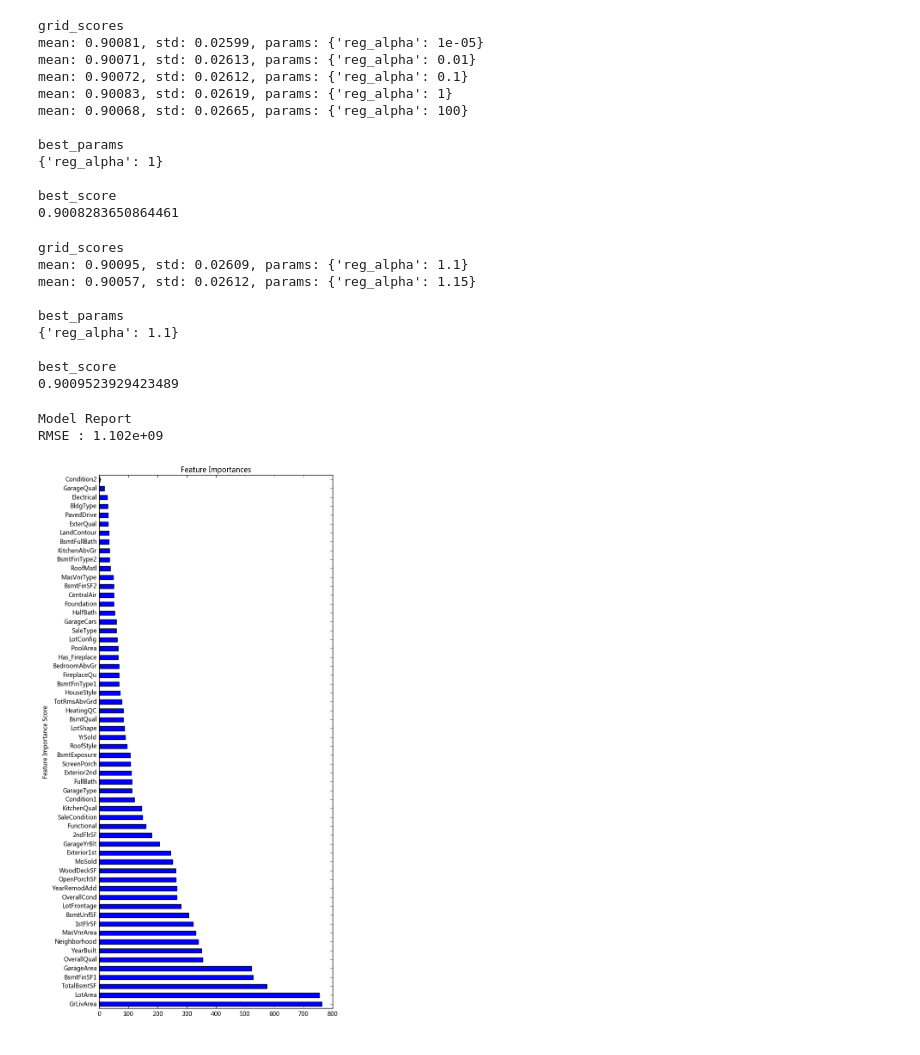
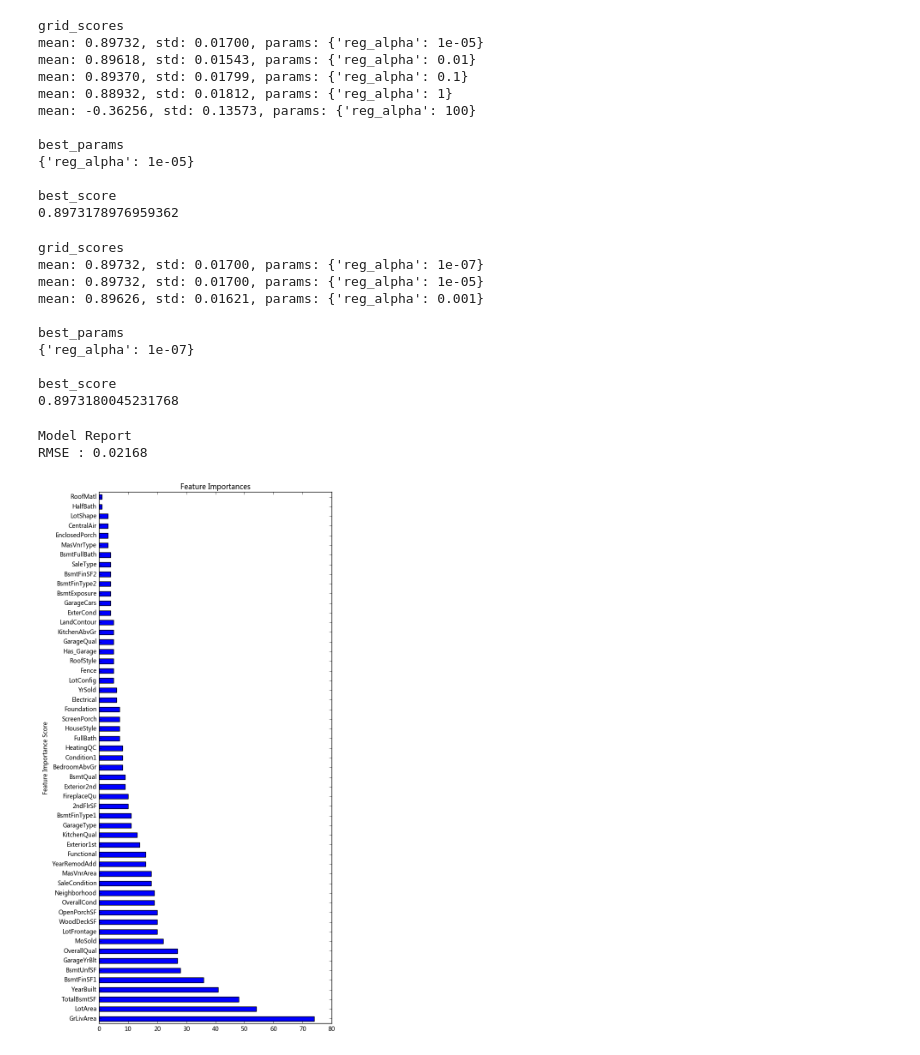
Before and after one commit to AstaTus/House_Prices_Advanced_Regression_Techniques, a Jupyter notebook: offline/RandomForestModel.ipynb, the cells around one changed output. Drawn from its saved outputs; the diff is of its cells as text; code cells hidden in the pictures.

```diff
--- a/offline/RandomForestModel.ipynb
+++ b/offline/RandomForestModel.ipynb
@@ -336,7 +307,7 @@ best_score
 # %%
-xgb_model = xgb.XGBRegressor(max_depth=4, learning_rate=0.1, n_estimators=1000,\
-                             silent=False, objective='reg:linear', subsample=0.65,\
-                             colsample_bytree=0.65, gamma=0, min_child_weight = 5,\
+xgb_model = xgb.XGBRegressor(max_depth=4, learning_rate=0.1, n_estimators=100,\
+                             silent=False, objective='reg:linear', subsample=0.55,\
+                             colsample_bytree=0.7, gamma=0, min_child_weight = 5,\
                              scale_pos_weight=1, seed=27)
 
 param6 = {
@@ -353,20 +324,20 @@ search6 = ModelParamSearch(xgb_model, param6, X_train, y_train)
 # 0.9008283650864461
 # %% [output]
 grid_scores
-mean: 0.90081, std: 0.02599, params: {'reg_alpha': 1e-05}
-mean: 0.90071, std: 0.02613, params: {'reg_alpha': 0.01}
-mean: 0.90072, std: 0.02612, params: {'reg_alpha': 0.1}
-mean: 0.90083, std: 0.02619, params: {'reg_alpha': 1}
-mean: 0.90068, std: 0.02665, params: {'reg_alpha': 100}
+mean: 0.89732, std: 0.01700, params: {'reg_alpha': 1e-05}
+mean: 0.89618, std: 0.01543, params: {'reg_alpha': 0.01}
+mean: 0.89370, std: 0.01799, params: {'reg_alpha': 0.1}
+mean: 0.88932, std: 0.01812, params: {'reg_alpha': 1}
+mean: -0.36256, std: 0.13573, params: {'reg_alpha': 100}
 
 best_params
-{'reg_alpha': 1}
+{'reg_alpha': 1e-05}
 
 best_score
-0.9008283650864461
+0.8973178976959362
 # %%
 param7 = {
- 'reg_alpha':[1.1, 1.15]
+ 'reg_alpha':[1e-07, 1e-05, 1e-03]
 }
 
 search7 = ModelParamSearch(xgb_model, param7, X_train, y_train)
@@ -379,25 +350,26 @@ search7 = ModelParamSearch(xgb_model, param7, X_train, y_train)
 # 0.9009523929423489
 # %% [output]
 grid_scores
-mean: 0.90095, std: 0.02609, params: {'reg_alpha': 1.1}
-mean: 0.90057, std: 0.02612, params: {'reg_alpha': 1.15}
+mean: 0.89732, std: 0.01700, params: {'reg_alpha': 1e-07}
+mean: 0.89732, std: 0.01700, params: {'reg_alpha': 1e-05}
+mean: 0.89626, std: 0.01621, params: {'reg_alpha': 0.001}
 
 best_params
-{'reg_alpha': 1.1}
+{'reg_alpha': 1e-07}
 
 best_score
-0.9009523929423489
+0.8973180045231768
 # %%
-xgb_model = xgb.XGBRegressor(max_depth=4, learning_rate=0.01, n_estimators=5000,\
-                             silent=False, objective='reg:linear', subsample=0.65,\
-                             colsample_bytree=0.65, gamma=0, min_child_weight = 5,\
-                             scale_pos_weight=1, seed=27, reg_alpha=1.1)
+xgb_model = xgb.XGBRegressor(max_depth=4, learning_rate=0.1, n_estimators=100,\
+                             silent=False, objective='reg:linear', subsample=0.55,\
+                             colsample_bytree=0.7, gamma=0, min_child_weight = 5,\
+                             scale_pos_weight=1, seed=27, reg_alpha=1e-07)
 
 modelfit(xgb_model, feature_names, X_train, y_train, X_test, y_test)
 plt.show()
 # %% [output]
 Model Report
-RMSE : 1.102e+09
+RMSE : 0.02168
-[figure, old version]
+[figure, new version]
 # %%
 #gamma=0, min_child_weight=1, max_delta_step=0, subsample=1, colsample_bytree=1, colsample_bylevel=1, reg_alpha=0, reg_lambda=1, scale_pos_weight=1, base_score=0.5, seed=0, missing=Nonemax_depth=3, learning_rate=0.1, n_estimators=100, silent=True, objective='reg:linear', booster='gbtree', nthread=-1, gamma=0, min_child_weight=1, max_delta_step=0, subsample=1, colsample_bytree=1, colsample_bylevel=1, reg_alpha=0, reg_lambda=1, scale_pos_weight=1, base_score=0.5, seed=0, missing=None
```
Also changed, not shown: parts of 16 cells of this notebook, 5 other files.
